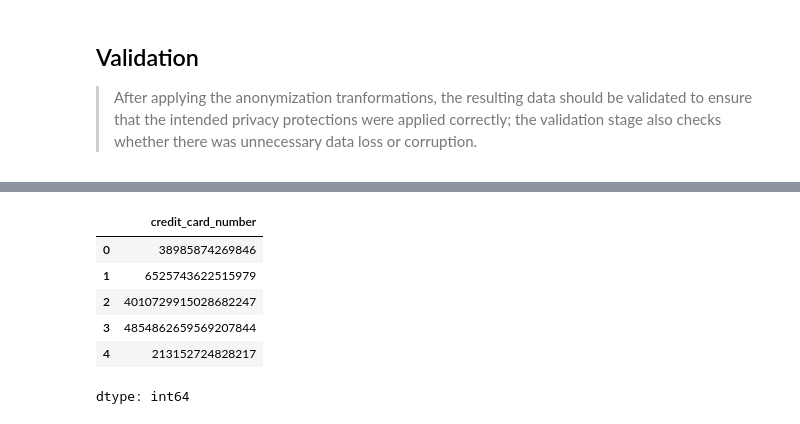
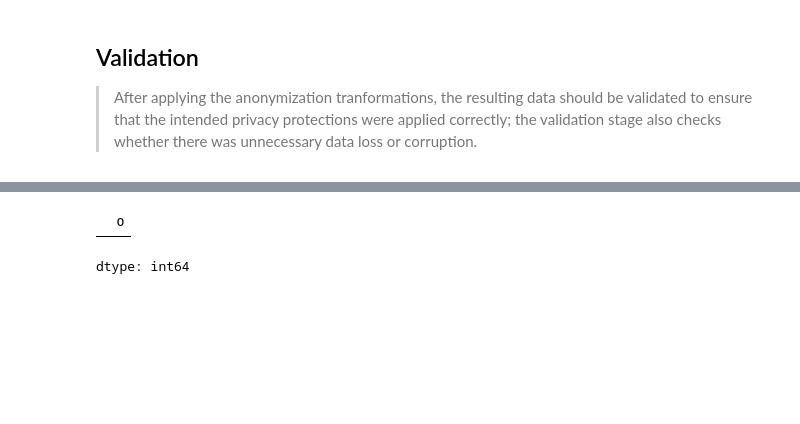
Before and after one commit to edi-kanyua/Data-Anonymization, a Jupyter notebook: Data_Anonymization.ipynb, the cells around one changed output, grey strips where cells are left out. Saved outputs shown, nothing was run; the diff lists cells and outputs as text; code cells hidden in the pictures; blank space fills up the shorter version.

```diff
--- a/Data_Anonymization.ipynb
+++ b/Data_Anonymization.ipynb
@@ -358,10 +394,7 @@ Max anaonymized names per original name:  1
-# %%
-df['credit_card_number'].head()
-# %% [output]
-|  | credit_card_number |
-| 0 | 38985874269846 |
-| 1 | 6525743622515979 |
-| 2 | 4010729915028682247 |
-| 3 | 4854862659569207844 |
-| 4 | 213152724828217 |
-dtype: int64
+# %%
+missing_before = df.isna().sum()
+missing_after = df_anon.isna().sum()
+display(missing_after[missing_after>0])
+# %% [output]
+|  | 0 |
+dtype: int64
```
Also changed, not shown: parts of 3 cells of this notebook.
